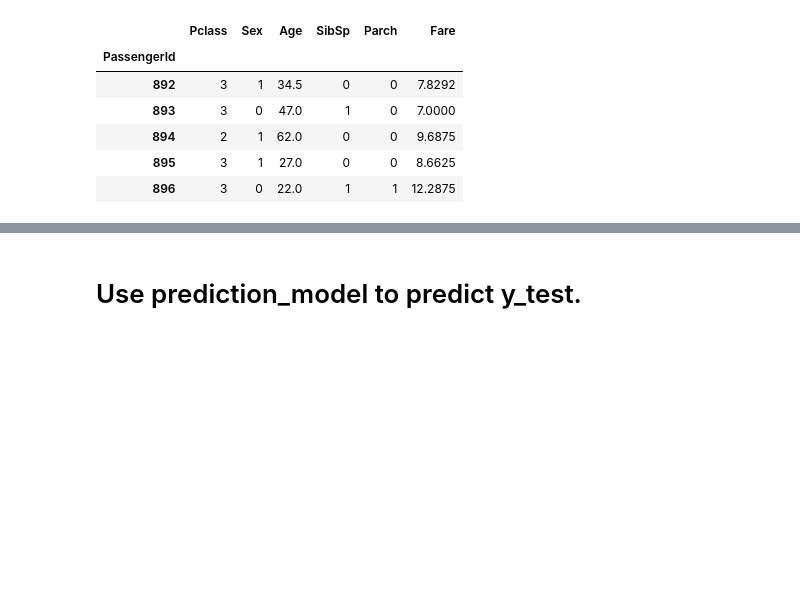
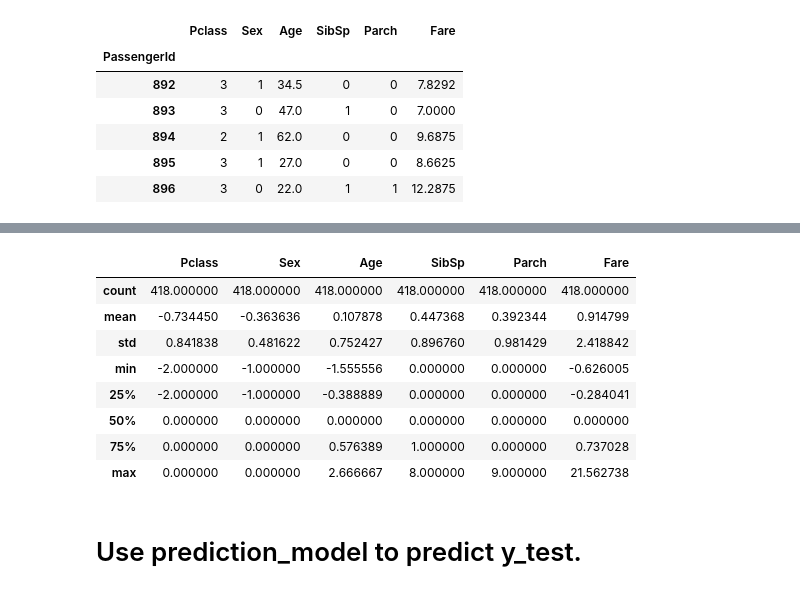
Before and after one commit to darrylgleason/Kaggle_Titanic, a Jupyter notebook: titanic.ipynb, the cells around one changed output, grey strips where cells are left out. Cells and saved outputs as stored; diff of their text form; code cells hidden in the pictures; blank space fills up the shorter version.

```diff
--- a/titanic.ipynb
+++ b/titanic.ipynb
@@ -578,0 +611,11 @@ x_test.head()
+# %%
+# Since several of the categories contain outliers
+# (i.e. > 3 standard deviations from the mean), use
+# a robust scaling method which accounts for outliers.
+# For consistency, use the transformation that was
+# applied earlier to the training data.
+x_test[x_test.columns] = robust_scaler.transform(
+    x_test[x_test.columns])
+
+# View the data to ensure everything scaled properly.
+x_test.head()
@@ -579,3 +630,15 @@ x_test.head()
+# %%
+x_test.describe()
+# %% [output]
+|  | Pclass | Sex | Age | SibSp | Parch | Fare |
+| count | 418.000000 | 418.000000 | 418.000000 | 418.000000 | 418.000000 | 418.000000 |
+| mean | -0.734450 | -0.363636 | 0.107878 | 0.447368 | 0.392344 | 0.914799 |
+| std | 0.841838 | 0.481622 | 0.752427 | 0.896760 | 0.981429 | 2.418842 |
+| min | -2.000000 | -1.000000 | -1.555556 | 0.000000 | 0.000000 | -0.626005 |
+| 25% | -2.000000 | -1.000000 | -0.388889 | 0.000000 | 0.000000 | -0.284041 |
+| 50% | 0.000000 | 0.000000 | 0.000000 | 0.000000 | 0.000000 | 0.000000 |
+| 75% | 0.000000 | 0.000000 | 0.576389 | 1.000000 | 0.000000 | 0.737028 |
+| max | 0.000000 | 0.000000 | 2.666667 | 8.000000 | 9.000000 | 21.562738 |
 # %% [markdown]
 # Use prediction_model to predict y_test.
 # %%
```
Also changed, not shown: parts of 14 cells of this notebook.
